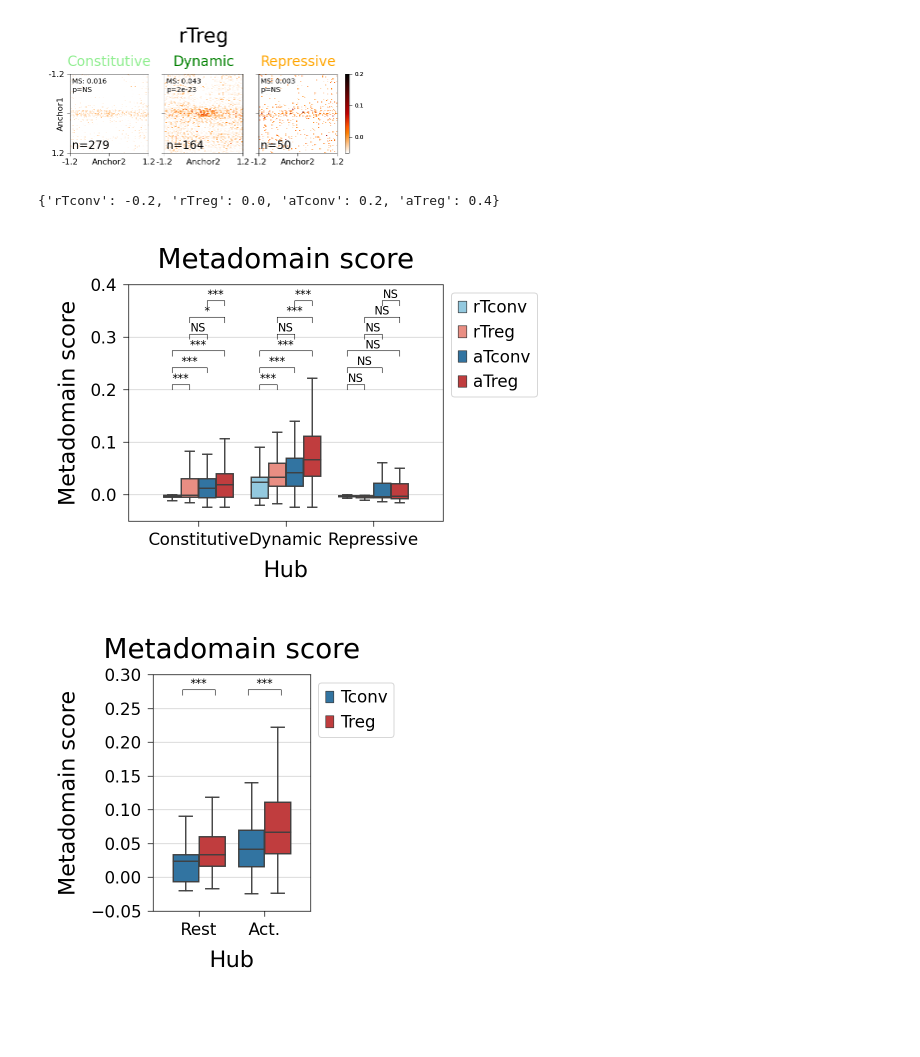
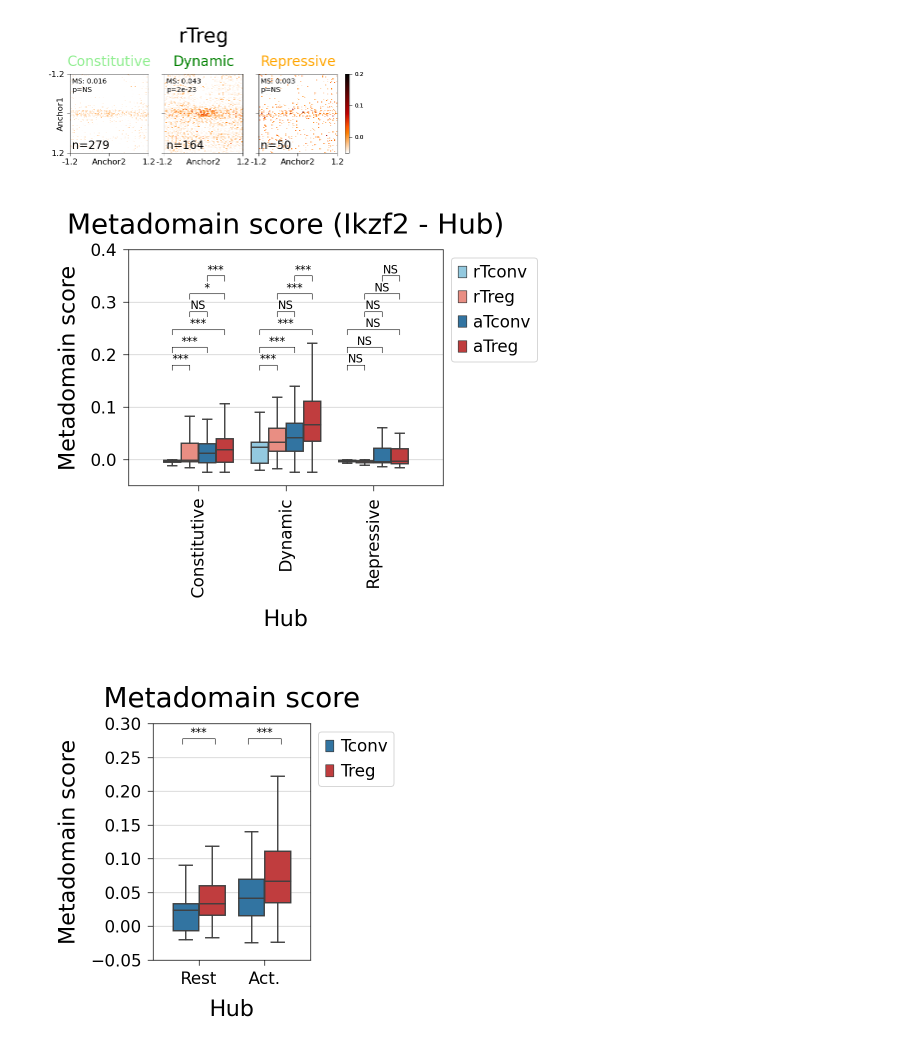
Before and after one commit to pritykinlab/metadomain_paper, a Jupyter notebook: pileups/Pileup_Active and Resting Hub Pileup.ipynb, the cells around one changed output. Drawn from its saved outputs; the diff is of its cells as text; code cells hidden in the pictures; blank space fills up the shorter version.

```diff
--- a/pileups/Pileup_Active and Resting Hub Pileup.ipynb
+++ b/pileups/Pileup_Active and Resting Hub Pileup.ipynb
@@ -318,19 +209,2 @@ fig.savefig('./plots/active_rest_pileup/quantification.pdf', bbox_inches = 'tigh
 # %% [markdown]
 ### Ikzf2 to hubs
-# %%
-newline = '\n'
-all_results_dicts = {}
-for key in inter_all_mat_dict:
-    (fig_within_cluster, fig_between_cluster), results = plot_cluster_pileups_from_result(key, inter_all_mat_dict, inter_all_metadata,
-                                     inter_all_metadata['cluster1'].unique(),
-                                     res = 25_000,
-                                     vmax = [.15, .15, .15, .15, .15, .15],
-                                     vmin = [-.1, -.1, -.1, -.1, -.1, -.1],
-                                     columns_to_names = columns_to_names,
-                                     row_colors_dict = row_colors_dict,
-                                     s1 = 5,
-                                     center = 5,
-                                    )
-    fig_within_cluster.suptitle(f"{key}", y=4, x=1.7, ha='center')
-    fig_within_cluster.savefig(f'./plots/active_rest_pileup/{key}_all.pdf', bbox_inches='tight')
-    all_results_dicts[key] = results
@@ -380,39 +241,40 @@ from itertools import combinations
 
 all_datas = []
 for u in [0, 4, 18]:
     idx = (inter_all_metadata['cluster1']==u) & (inter_all_metadata['cluster2']==u)
     data = pd.DataFrame()
     for key in inter_all_mat_dict:
         difference = all_results_dicts[key][u]['v_middle'] - all_results_dicts[key][u]['v_outside']
         data[key] = difference
     data['cluster'] = columns_to_names[u]
     all_datas.append(data)
 
 data = pd.concat(all_datas, axis=0)
 data = data.melt('cluster')
 
 hue_order = ['rTconv', 'rTreg', 'aTconv', 'aTreg']
 order = ['Constitutive', 'Dynamic', 'Repressive']
 pairs = [((x, h1), (x, h2)) for x in order for h1, h2 in combinations(hue_order, 2)]
 
 fig, axs = init_subplots_exact(1, 1, fgsz=(40*mm, 30*mm), dpi = 200)
 sns.boxplot(data=data, x='cluster', y='value', hue='variable', fliersize=0,
            hue_order = hue_order,
            palette=['skyblue', 'salmon', 'tab:blue', 'tab:red'])
 plt.ylim([-.05, .4])
 plt.gca().set_axisbelow(True)
-add_stat_annotation(plt.gca(), data, 'cluster', 'value', 'variable', order, hue_order, pairs,
-                   ymax=.18, delta=.16,
-                   d = .1, offset_d = .2)
+add_stat_annotation_boxplot_with_hue(
+    plt.gca(), data, 'cluster', 'value', 'variable',
+    order, hue_order, pairs, hue_start = -.3, hue_offset=.2, ymax=.15,
+    delta = .2
+)
 
 plt.legend(bbox_to_anchor=(1, 1))
 plt.xlabel("Hub")
 plt.ylabel("Metadomain score")
-plt.title("Metadomain score")
+plt.title("Metadomain score (Ikzf2 - Hub)")
 fig.savefig('./plots/active_rest_pileup/ikzf2_quantification.pdf', bbox_inches = 'tight')
 # %% [output]
-{'rTconv': -0.2, 'rTreg': 0.0, 'aTconv': 0.2, 'aTreg': 0.4}
-[figure, old version]
+[figure, new version]
 # %%
 from plot_pvals import *
 from itertools import combinations
```
Also changed, not shown: parts of 10 cells of this notebook, 1 other file.
